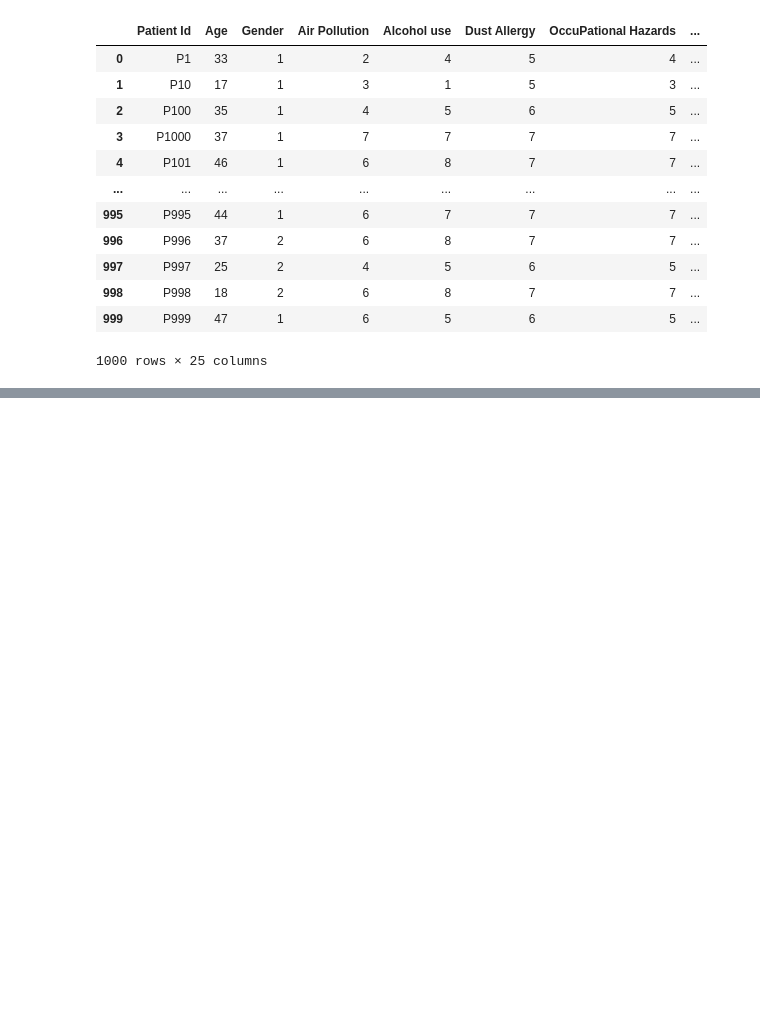
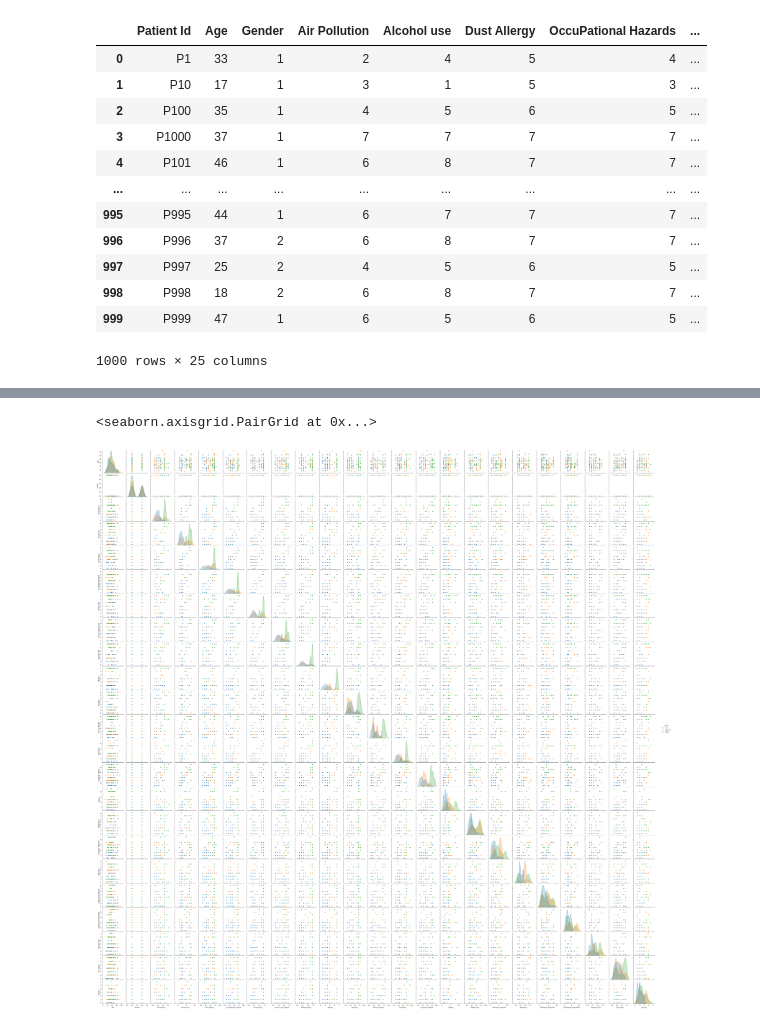
Before and after one commit to hedeencharles/ML_final_project, a Jupyter notebook: Jupyter Notebooks/data_exploration.ipynb, the cells around one changed output, grey strips where cells are left out. Drawn from its saved outputs; the diff is of its cells as text; code cells hidden in the pictures; blank space fills up the shorter version.

```diff
--- a/Jupyter Notebooks/data_exploration.ipynb
+++ b/Jupyter Notebooks/data_exploration.ipynb
@@ -25,0 +92,5 @@ dataset
+# %%
+sns.pairplot(data=dataset, hue="Level")
+# %% [output]
+<seaborn.axisgrid.PairGrid at 0x...>
+[figure, added]
```
Also changed, not shown: parts of 12 cells of this notebook.
